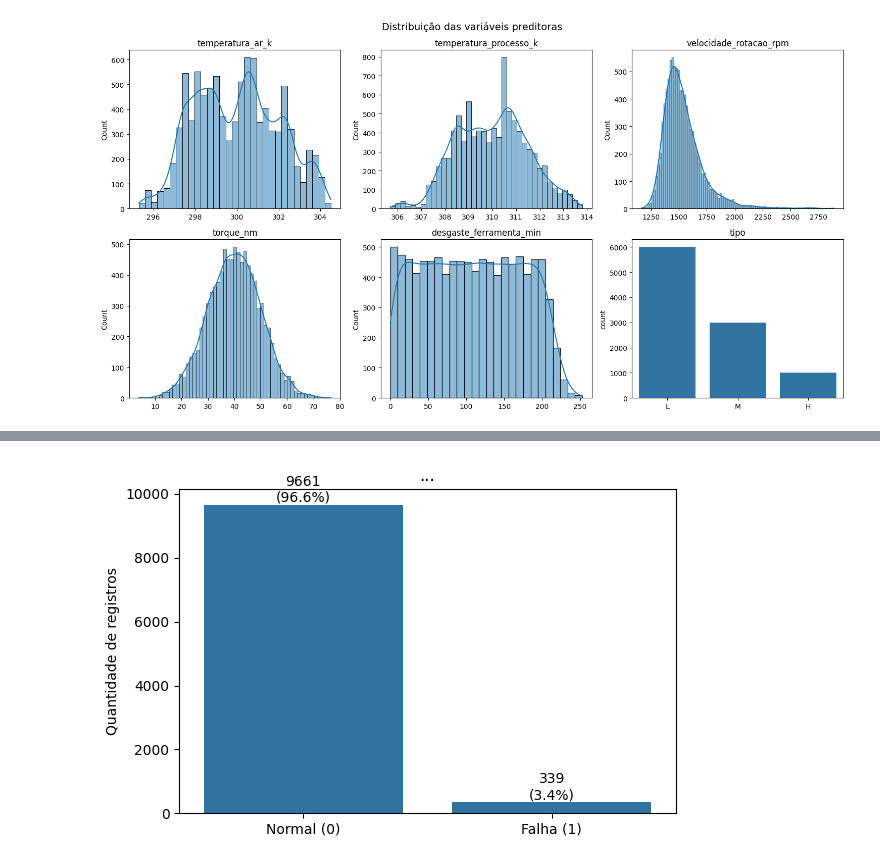
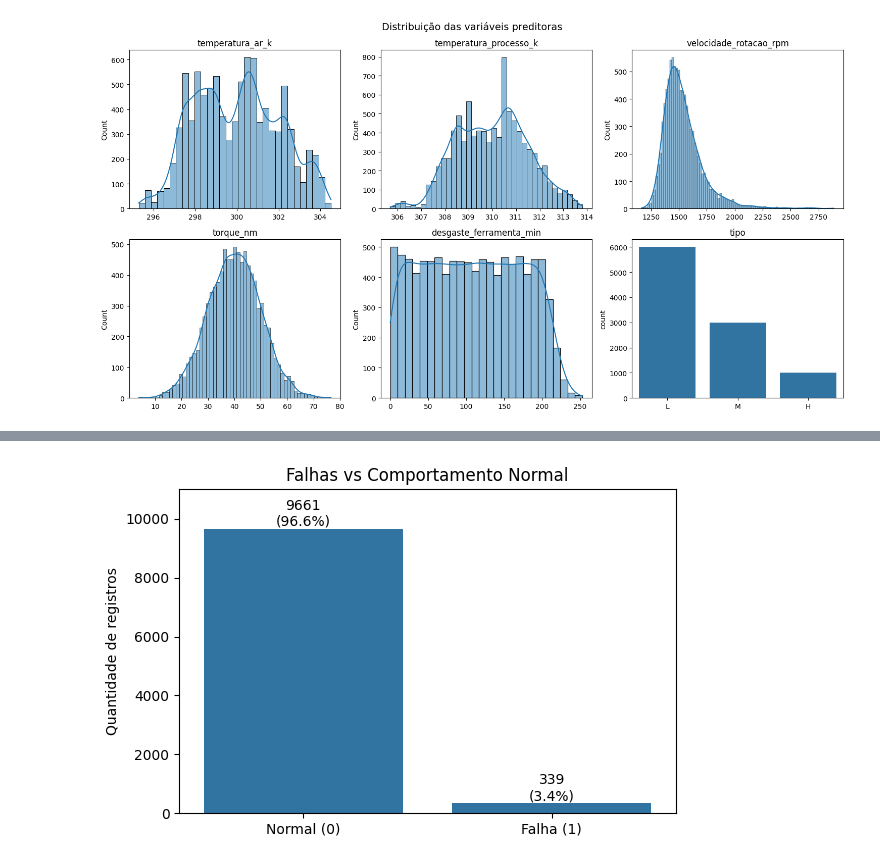
Before and after one commit to filipester/manutencao_preditiva, a Jupyter notebook: manutencao_preditiva.ipynb, the cells around one changed output, grey strips where cells are left out. Saved outputs shown, nothing was run; the diff lists cells and outputs as text; code cells hidden in the pictures.

Commit message:
add EDA analysis and plot titles

```diff
--- a/manutencao_preditiva.ipynb
+++ b/manutencao_preditiva.ipynb
@@ -88,22 +92,23 @@ plt.show()
 # %%
 fig, ax = plt.subplots(figsize=(6, 4))
 sns.countplot(data=df, x='falha_maquina', ax=ax)
 
 # mostra contagem e percentual em cima de cada barra
 total = len(df)
 for barra in ax.patches:
     altura = barra.get_height() # type: ignore
     ax.annotate(f'{altura:.0f}\n({altura / total:.1%})',
                 (barra.get_x() + barra.get_width() / 2, altura), # type: ignore
                 ha='center', va='bottom')
 
 ax.set_xticks([0, 1], ['Normal (0)', 'Falha (1)'])
-ax.set_title('...')
+ax.set_title('Falhas vs Comportamento Normal')
+ax.set_ylim(0, total * 1.1)   # o eixo vai até 10% acima do total de registros
 ax.set_xlabel('')
 ax.set_ylabel('Quantidade de registros')
 plt.tight_layout()
 plt.show()
 # %% [output]
-[figure, old version]
+[figure, new version]
 # %%
 colunas_corr = continuas + ['falha_maquina']
```
Also changed, not shown: parts of 4 cells of this notebook.
